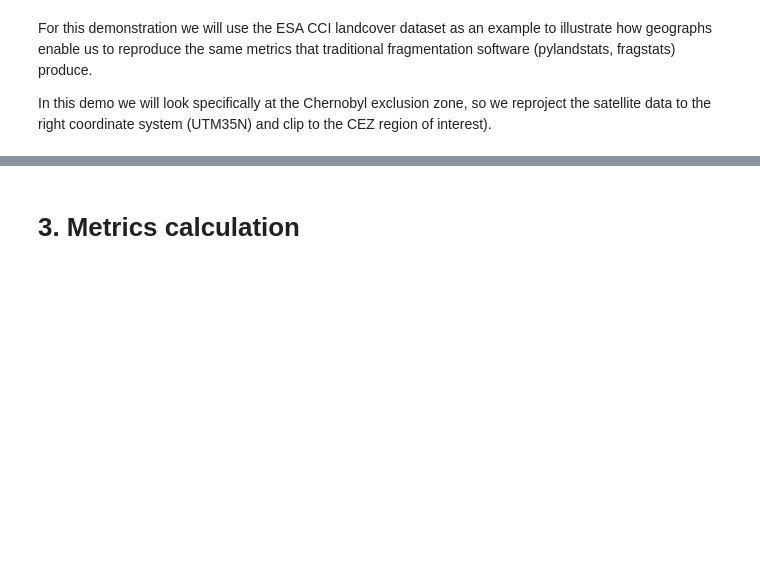
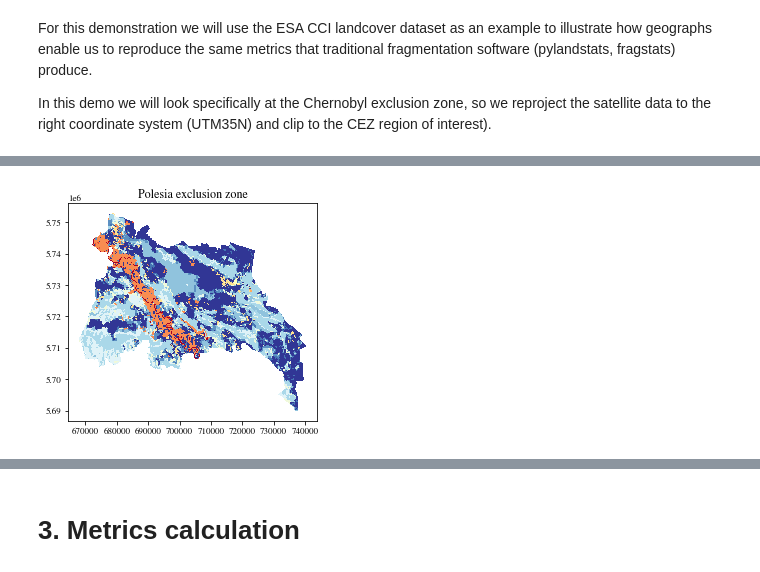
Before and after one commit to ai4er-cdt/geograph, a Jupyter notebook: notebooks/3-demo-landscape-timeseries-metrics.ipynb, the cells around one changed output, grey strips where cells are left out. Cells and saved outputs as stored; diff of their text form; code cells hidden in the pictures; blank space fills up the shorter version.

```diff
--- a/notebooks/3-demo-landscape-timeseries-metrics.ipynb
+++ b/notebooks/3-demo-landscape-timeseries-metrics.ipynb
@@ -61,0 +130,4 @@ rasters = {year: clip_and_reproject(rxr.open_rasterio(chernobyl_path(year)),
+# %%
+# Loading geographs
+pez_graphs = {year: GeoGraph(demo_path / f"pez_graph_{year}.gz")
+              for year in years}
@@ -89,0 +193,5 @@ landscapes = {year: pls.Landscape(rasters[year].data.squeeze(),
+# %%
+pez_graphs[2000].df.plot("class_label")
+plt.title("Polesia exclusion zone");
+# %% [output]
+[figure, added]
```
Also changed, not shown: parts of 65 cells of this notebook, 1 other file.
